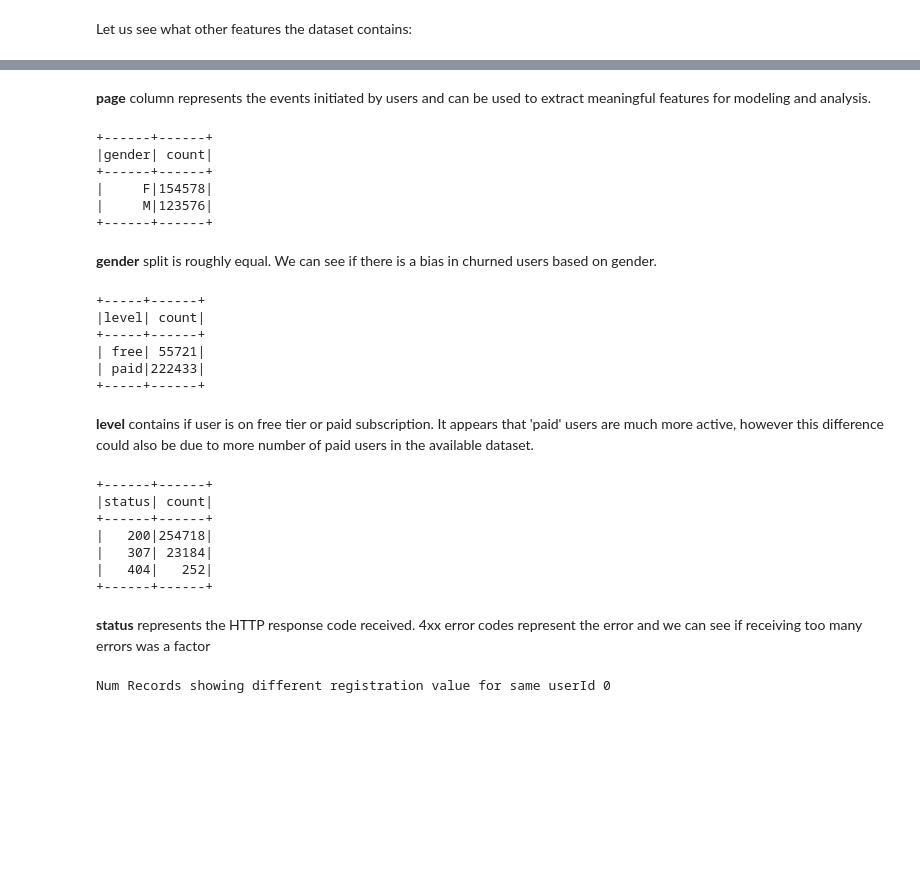
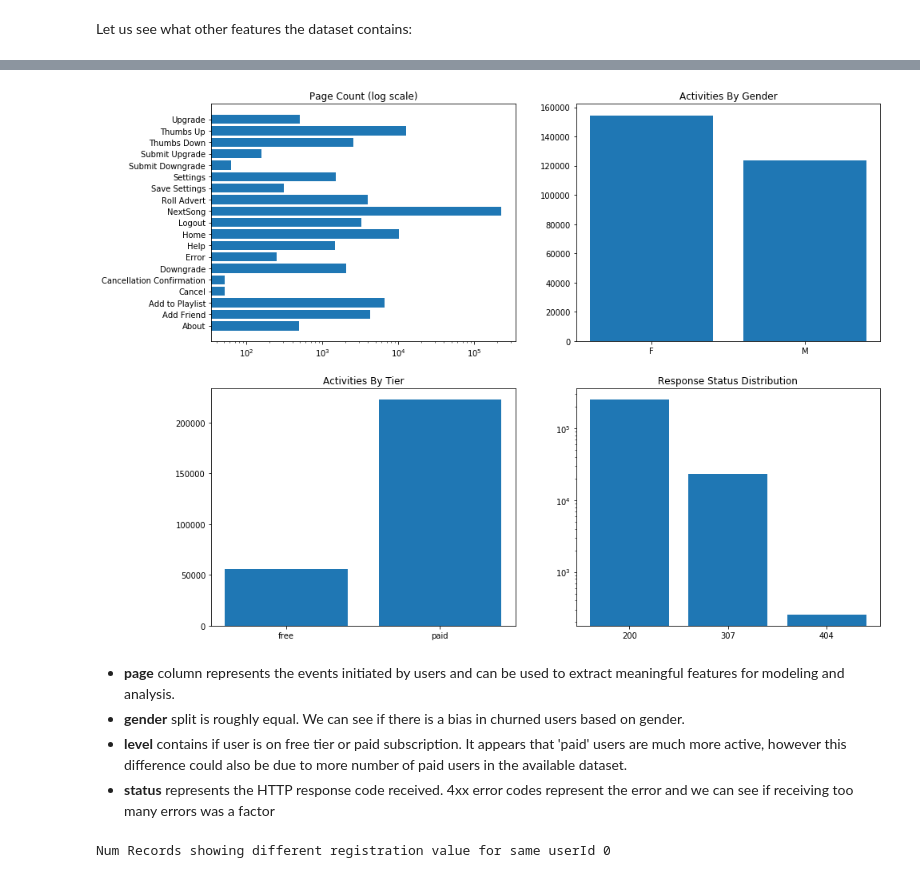
Before and after one commit to kvsrohit/sparkify, a Jupyter notebook: Sparkify.ipynb, the cells around one changed output, grey strips where cells are left out. Cells and saved outputs as stored; diff of their text form; code cells hidden in the pictures; blank space fills up the shorter version.

```diff
--- a/Sparkify.ipynb
+++ b/Sparkify.ipynb
@@ -160,37 +147,29 @@ user_log_valid.groupby('page').count().sort('page').show()
-# %% [markdown]
-**page** column represents the events initiated by users and can be used to extract meaningful features for modeling and analysis.
-# %%
-user_log_valid.groupby('gender').count().sort('gender').show()
-# %% [output]
-+------+------+
-|gender| count|
-+------+------+
-|     F|154578|
-|     M|123576|
-+------+------+
-# %% [markdown]
-**gender** split is roughly equal. We can see if there is a bias in churned users based on gender.
-# %%
-user_log_valid.groupby('level').count().sort('level').show()
-# %% [output]
-+-----+------+
-|level| count|
-+-----+------+
-| free| 55721|
-| paid|222433|
-+-----+------+
+# %%
+count_by_page = user_log_valid.groupby('page').agg(Fcount('page').alias('cnt')).sort('page').toPandas()
+count_by_gender = user_log_valid.groupby('gender').agg(Fcount('gender').alias('cnt')).sort('gender').toPandas()
+count_by_level = user_log_valid.groupby('level').agg(Fcount('level').alias('cnt')).sort('level').toPandas()
+count_by_status = user_log_valid.groupby('status').agg(Fcount('status').alias('cnt')).withColumn('status', col('status').cast(StringType())).sort('status').toPandas()
+# %%
+fig, axs = plt.subplots(2, 2, figsize=(15,12))
+
+axs[0,0].barh(count_by_page.page, count_by_page.cnt, log=True)
+axs[0,0].set_title('Page Count (log scale)')
+
+axs[0,1].bar(count_by_gender.gender, count_by_gender.cnt)
+axs[0,1].set_title('Activities By Gender')
+
+axs[1,0].bar(count_by_level.level, count_by_level.cnt)
+axs[1,0].set_title('Activities By Tier')
+
+axs[1,1].bar(count_by_status.status, count_by_status.cnt, log=True)
+axs[1,1].set_title('Response Status Distribution')
+
+plt.show()
+# %% [output]
+[figure, added]
 # %% [markdown]
-**level** contains if user is on free tier or paid subscription. It appears that 'paid' users are much more active, however this difference could also be due to more number of paid users in the available dataset.
+- **page** column represents the events initiated by users and can be used to extract meaningful features for modeling and analysis.
+- **gender** split is roughly equal. We can see if there is a bias in churned users based on gender.
+- **level** contains if user is on free tier or paid subscription. It appears that 'paid' users are much more active, however this difference could also be due to more number of paid users in the available dataset.
+- **status** represents the HTTP response code received. 4xx error codes represent the error and we can see if receiving too many errors was a factor
-# %%
-user_log_valid.groupby('status').count().sort('status').show()
-# %% [output]
-+------+------+
-|status| count|
-+------+------+
-|   200|254718|
-|   307| 23184|
-|   404|   252|
-+------+------+
-# %% [markdown]
-**status** represents the HTTP response code received. 4xx error codes represent the error and we can see if receiving too many errors was a factor
 # %%
```
Also changed, not shown: parts of 46 cells of this notebook, 10 other files.
